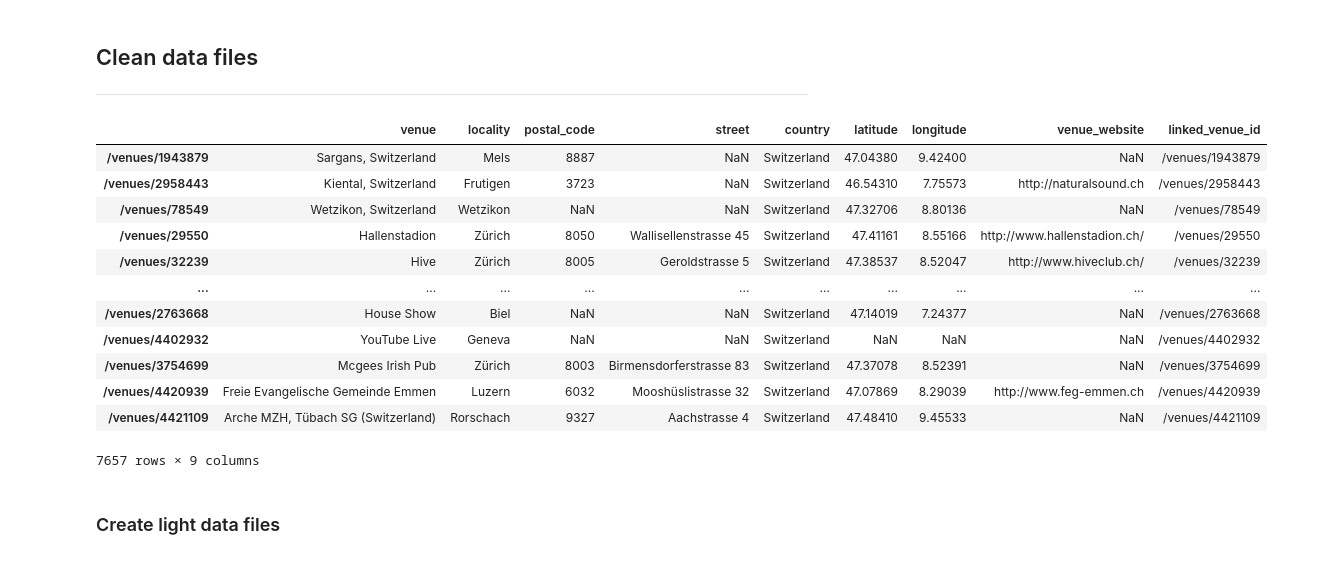
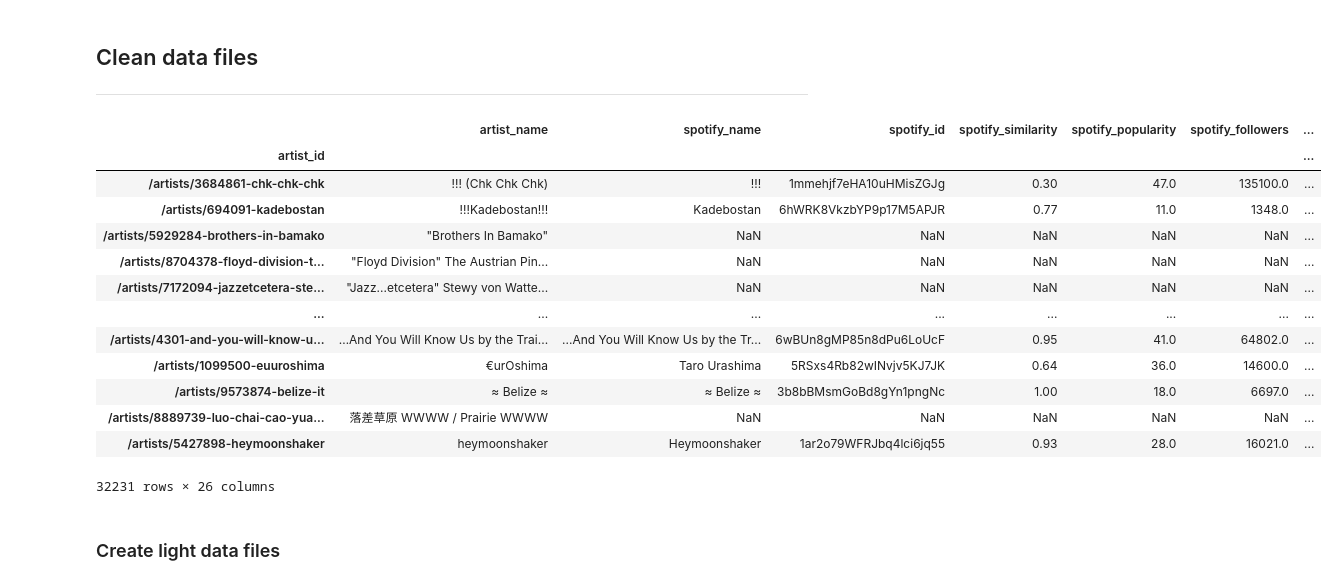
Before and after one commit to cyrillegc/thesis-redux, a Jupyter notebook: data_cleaning.ipynb, the cells around one changed output. Saved outputs shown, nothing was run; the diff lists cells and outputs as text; code cells hidden in the pictures.

```diff
--- a/data_cleaning.ipynb
+++ b/data_cleaning.ipynb
@@ -113,4 +154,11 @@ with open('data/songkick/data_songkick_venues_duplicates_name_manual.csv', encod
     # keep only rows where there is manual input
     name_manual_df = name_manual_df.loc[(pd.notna(name_manual_df['manual_input'])) & (name_manual_df['manual_input'] != 'X')]
 
-len(name_manual_df)
+with open('data/songkick/data_songkick_venues_no_duplicate_manual.csv', encoding='utf-8') as file:
+    manual_changes_df = pd.read_csv(file, index_col=0)
+    # keep only rows where there is manual input
+    manual_changes_df = manual_changes_df.loc[(pd.notna(manual_changes_df['manual_input']))]
+    manual_changes_df = manual_changes_df.drop(columns=['manual_input']).rename(columns={'linked_venue_id': 'manual_input'})
+
+with open('data/songkick/data_songkick_venues_outofbounds.csv', encoding='utf-8') as file:
+    out_of_bounds_df = pd.read_csv(file, index_col=0)
@@ -187,0 +289,5 @@ venues_no_duplicate_df
+# %%
+with open('data/spotify/data_spotify_artists.csv', encoding='utf-8') as file:
+    spotify_artists_df = pd.read_csv(file, index_col=0)
+
+spotify_artists_df
@@ -187,0 +438,6 @@ venues_no_duplicate_df
+# %%
+with open('data/spotify/data_spotify_artists_check_low_similarity.csv', encoding='utf-8') as file:
+    check_similarity_df = pd.read_csv(file, index_col=0)
+
+with open('data/spotify/data_spotify_artists_check_sample.csv', encoding='utf-8') as file:
+    check_sample_df = pd.read_csv(file, index_col=0)
@@ -187,0 +471,9 @@ venues_no_duplicate_df
+# %%
+with open('data/spotify/data_spotify_tracks.csv', encoding='utf-8') as file:
+    tracks_df = pd.read_csv(file)
+    tracks_df = tracks_df.rename(columns={'Unnamed: 0': 'track_id'})
+
+with open('data/spotify/data_spotify_artists_no_duplicate.csv', encoding='utf-8') as file:
+    spotify_artists_df = pd.read_csv(file, index_col=0)
+
+tracks_df
@@ -191,22 +526,26 @@ venues_no_duplicate_df
 # %%
 with open('data/songkick/data_songkick_venues_no_duplicate.csv', encoding='utf-8') as file:
     venues_no_duplicate_df = pd.read_csv(file, index_col=0)
 
-venues_no_duplicate_df
+with open('data/spotify/data_spotify_artists_no_duplicates.csv', encoding='utf-8') as file:
+    artists_no_duplicates_df = pd.read_csv(file, index_col=0)
+
+artists_no_duplicates_df
 # %% [output]
-|  | venue | locality | postal_code | street | country | latitude | longitude | venue_website | linked_venue_id |
-| /venues/1943879 | Sargans, Switzerland | Mels | 8887 | NaN | Switzerland | 47.04380 | 9.42400 | NaN | /venues/1943879 |
-| /venues/2958443 | Kiental, Switzerland | Frutigen | 3723 | NaN | Switzerland | 46.54310 | 7.75573 | http://naturalsound.ch | /venues/2958443 |
-| /venues/78549 | Wetzikon, Switzerland | Wetzikon | NaN | NaN | Switzerland | 47.32706 | 8.80136 | NaN | /venues/78549 |
-| /venues/29550 | Hallenstadion | Zürich | 8050 | Wallisellenstrasse 45 | Switzerland | 47.41161 | 8.55166 | http://www.hallenstadion.ch/ | /venues/29550 |
-| /venues/32239 | Hive | Zürich | 8005 | Geroldstrasse 5 | Switzerland | 47.38537 | 8.52047 | http://www.hiveclub.ch/ | /venues/32239 |
-| ... | ... | ... | ... | ... | ... | ... | ... | ... | ... |
-| /venues/2763668 | House Show | Biel | NaN | NaN | Switzerland | 47.14019 | 7.24377 | NaN | /venues/2763668 |
-| /venues/4402932 | YouTube Live | Geneva | NaN | NaN | Switzerland | NaN | NaN | NaN | /venues/4402932 |
-| /venues/3754699 | Mcgees Irish Pub | Zürich | 8003 | Birmensdorferstrasse 83 | Switzerland | 47.37078 | 8.52391 | NaN | /venues/3754699 |
-| /venues/4420939 | Freie Evangelische Gemeinde Emmen | Luzern | 6032 | Mooshüslistrasse 32 | Switzerland | 47.07869 | 8.29039 | http://www.feg-emmen.ch | /venues/4420939 |
-| /venues/4421109 | Arche MZH, Tübach SG (Switzerland) | Rorschach | 9327 | Aachstrasse 4 | Switzerland | 47.48410 | 9.45533 | NaN | /venues/4421109 |
+|  | artist_name | spotify_name | spotify_id | spotify_similarity | spotify_popularity | spotify_followers | ... |
+| artist_id |  |  |  |  |  |  | ... |
+| /artists/3684861-chk-chk-chk | !!! (Chk Chk Chk) | !!! | 1mmehjf7eHA10uHMisZGJg | 0.30 | 47.0 | 135100.0 | ... |
+| /artists/694091-kadebostan | !!!Kadebostan!!! | Kadebostan | 6hWRK8VkzbYP9p17M5APJR | 0.77 | 11.0 | 1348.0 | ... |
+| /artists/5929284-brothers-in-bamako | "Brothers In Bamako" | NaN | NaN | NaN | NaN | NaN | ... |
+| /artists/8704378-floyd-division-t... | "Floyd Division" The Austrian Pin... | NaN | NaN | NaN | NaN | NaN | ... |
+| /artists/7172094-jazzetcetera-ste... | "Jazz...etcetera" Stewy von Watte... | NaN | NaN | NaN | NaN | NaN | ... |
+| ... | ... | ... | ... | ... | ... | ... | ... |
+| /artists/4301-and-you-will-know-u... | …And You Will Know Us by the Trai... | ...And You Will Know Us by the Tr... | 6wBUn8gMP85n8dPu6LoUcF | 0.95 | 41.0 | 64802.0 | ... |
+| /artists/1099500-euuroshima | €urOshima | Taro Urashima | 5RSxs4Rb82wINvjv5KJ7JK | 0.64 | 36.0 | 14600.0 | ... |
+| /artists/9573874-belize-it | ≈ Belize ≈ | ≈ Belize ≈ | 3b8bBMsmGoBd8gYn1pngNc | 1.00 | 18.0 | 6697.0 | ... |
+| /artists/8889739-luo-chai-cao-yua... | 落差草原 WWWW / Prairie WWWW | NaN | NaN | NaN | NaN | NaN | ... |
+| /artists/5427898-heymoonshaker | ﻿﻿heymoonshaker | Heymoonshaker | 1ar2o79WFRJbq4lci6jq55 | 0.93 | 28.0 | 16021.0 | ... |
-7657 rows × 9 columns
+32231 rows × 26 columns
 # %% [markdown]
 ### Create light data files
 # %%
```
Also changed, not shown: parts of 42 cells of this notebook, 8 other files.
